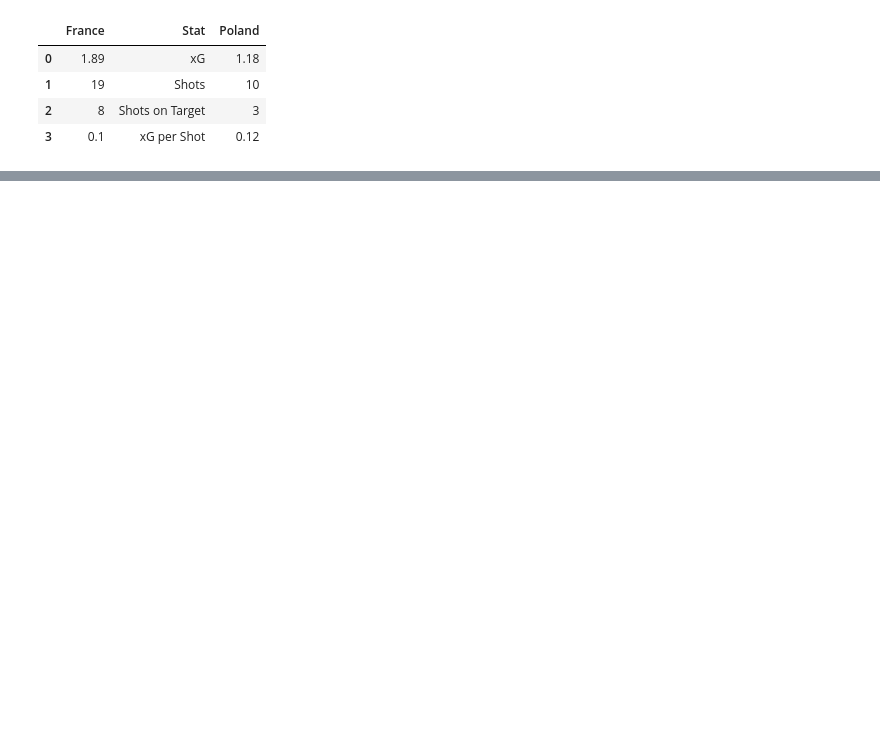
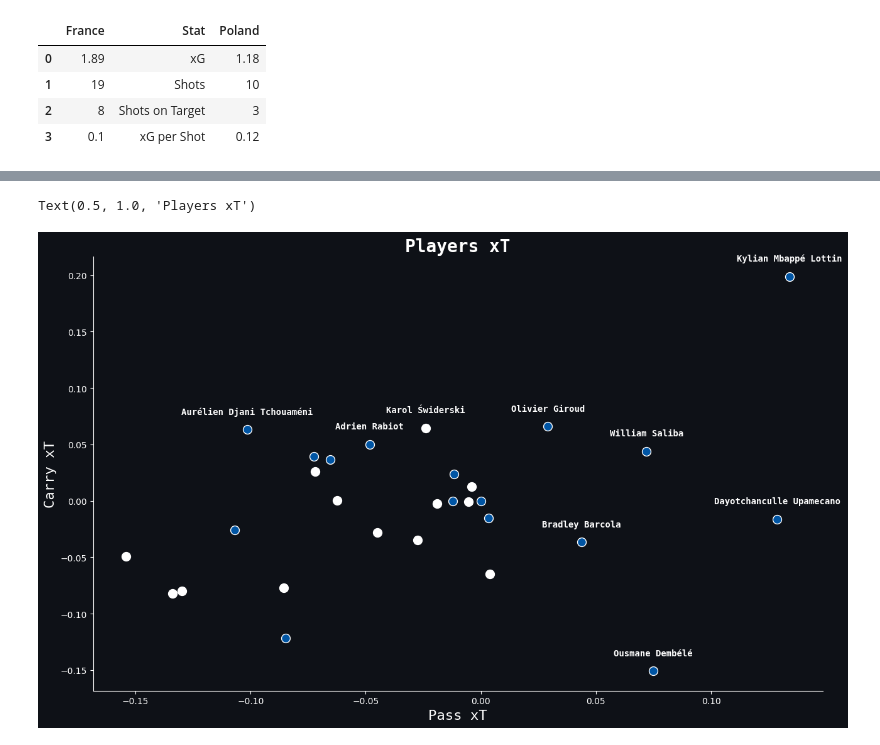
Before and after one commit to AKapich/Euro_Dashboard_Creator, a Jupyter notebook: chart_preparation.ipynb, the cells around one changed output, grey strips where cells are left out. Drawn from its saved outputs; the diff is of its cells as text; code cells hidden in the pictures; blank space fills up the shorter version.

```diff
--- a/chart_preparation.ipynb
+++ b/chart_preparation.ipynb
@@ -59,0 +49,5 @@ def shotmap(match_id, team, ax, inverse=False):
+# %%
+events = sb.events(match_id=match_id)
+events = events[events['type']=='Shot']
+events = events.query(f' type == "Shot" and team == "{team}"')
+events
@@ -59,0 +167,45 @@ def shotmap(match_id, team, ax, inverse=False):
+# %%
+xtdf = get_players_xT(match_id)
+# %%
+fig, ax = plt.subplots(figsize=(13, 8),constrained_layout=False, tight_layout=True)
+fig.patch.set_facecolor('#0e1117')
+ax.set_facecolor('#0e1117')
+for _, row in xtdf.iterrows():
+    ax.scatter(
+        x=row['pass_xT'],
+        y=row['carry_xT'],
+        s=100,
+        color=country_colors[row['team']],
+        edgecolor='white',
+        linewidth=1
+    )
+    top_xT = xtdf.sort_values('total_xT', ascending=False).head(5)['player'].values
+    top_pass_xT = xtdf.sort_values('pass_xT', ascending=False).head(5)['player'].values
+    top_carry_xT = xtdf.sort_values('carry_xT', ascending=False).head(5)['player'].values
+
+    if row['player'] in top_pass_xT or row['player'] in top_carry_xT or row['player'] in top_xT:
+        ax.text(
+            row['pass_xT'],
+            row['carry_xT']+0.08*max(xtdf['carry_xT']),
+            row['player'],
+            fontname='Monospace',
+            color='white',
+            ha='center',
+            va='center',
+            fontweight='bold'
+        )
+
+ax.set_xlabel('Pass xT', fontname='Monospace',color='white',fontsize=16)
+ax.set_ylabel('Carry xT', fontname='Monospace',color='white',fontsize=16)
+
+
+for x in ['top','bottom','left','right']:
+        if x in ['top', 'right']:
+                ax.spines[x].set_visible(False)
+        else:
+                ax.spines[x].set_color('white')
+
+ax.set_title('Players xT', fontname='Monospace',color='white',fontsize=20, fontweight='bold')
+# %% [output]
+Text(0.5, 1.0, 'Players xT')
+[figure, added]
```
Also changed, not shown: parts of 14 cells of this notebook, 4 other files.
